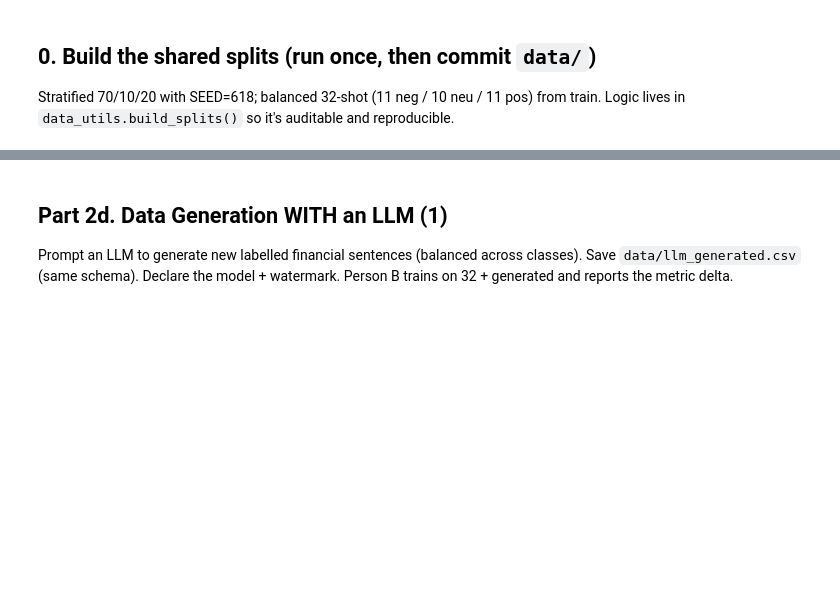
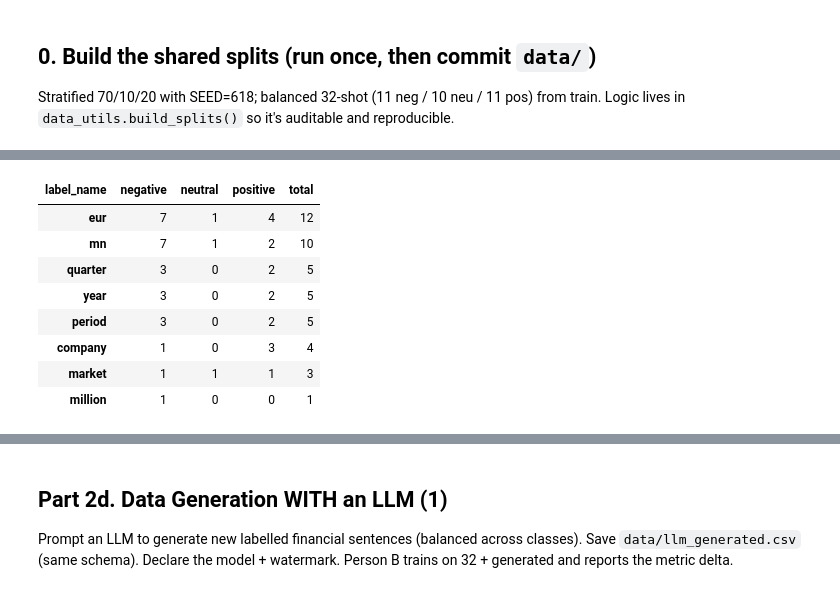
Before and after one commit to cherrylchico/advanced_nlp, a Jupyter notebook: notebooks/dataprep_aug.ipynb, the cells around one changed output, grey strips where cells are left out. Cells and saved outputs as stored; diff of their text form; code cells hidden in the pictures; blank space fills up the shorter version.

```diff
--- a/notebooks/dataprep_aug.ipynb
+++ b/notebooks/dataprep_aug.ipynb
@@ -61,0 +219,21 @@ _Name the tradeoff: back-translation preserves meaning better; EDA is cheaper bu
+# %%
+# watermark: AGLLM (AI-assisted content disclosure)
+# Observation 3: generic business jargon appears across all classes (little sentiment signal).
+def class_counts(term):
+    m = df['text'].str.contains(rf'\b{term}\b', case=False, regex=True)
+    return df.loc[m, 'label_name'].value_counts().reindex(du.LABEL_NAMES).fillna(0).astype(int)
+
+generic_terms = ['quarter', 'year', 'period', 'company', 'eur', 'mn', 'million', 'market']
+generic_tbl = pd.DataFrame({t: class_counts(t) for t in generic_terms}).T
+generic_tbl['total'] = generic_tbl.sum(axis=1)
+generic_tbl.sort_values('total', ascending=False)
+# %% [output]
+| label_name | negative | neutral | positive | total |
+| eur | 7 | 1 | 4 | 12 |
+| mn | 7 | 1 | 2 | 10 |
+| quarter | 3 | 0 | 2 | 5 |
+| year | 3 | 0 | 2 | 5 |
+| period | 3 | 0 | 2 | 5 |
+| company | 1 | 0 | 3 | 4 |
+| market | 1 | 1 | 1 | 3 |
+| million | 1 | 0 | 0 | 1 |
```
Also changed, not shown: parts of 21 cells of this notebook, 2 other files.
